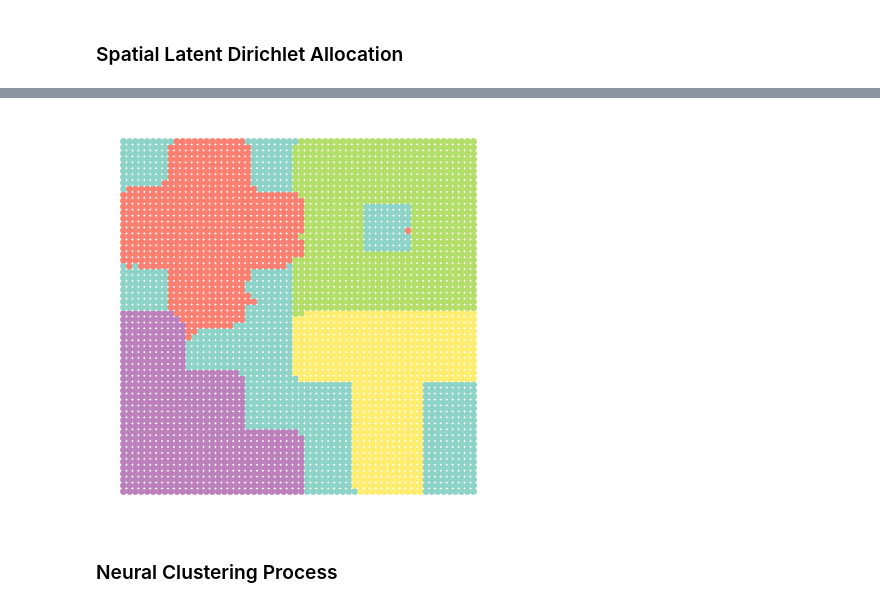
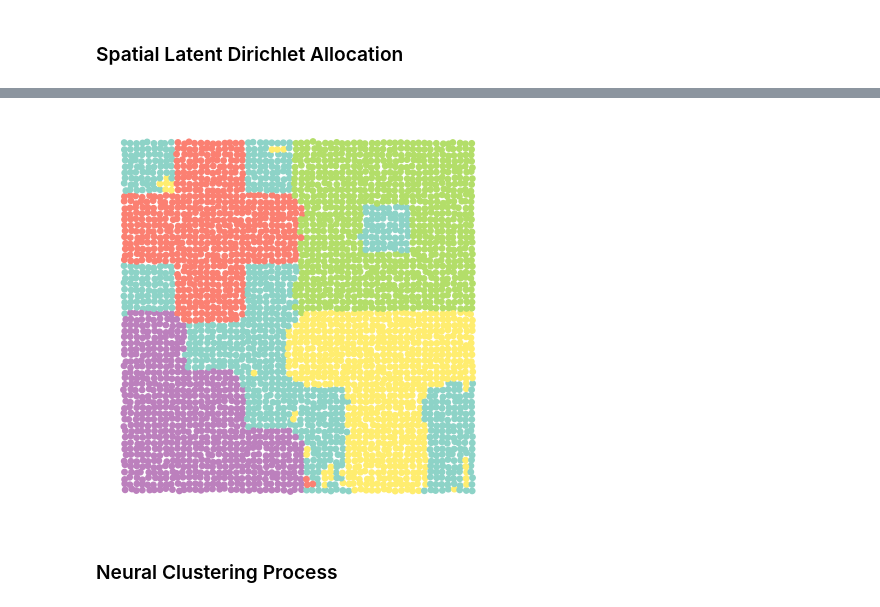
Before and after one commit to craigfouts/asterism, a Jupyter notebook: notebooks/demo.ipynb, the cells around one changed output, grey strips where cells are left out. Saved outputs shown, nothing was run; the diff lists cells and outputs as text; code cells hidden in the pictures.

```diff
--- a/notebooks/demo.ipynb
+++ b/notebooks/demo.ipynb
@@ -24,2 +24,5 @@ show_dataset(data, topics, sectioned=True)
 # %% [markdown]
 ### Spatial Latent Dirichlet Allocation
+# %%
+data, labels = make_dataset(wiggle=.1, mix=.1)
+show_dataset(data, labels)
@@ -26,8 +31,8 @@ show_dataset(data, topics, sectioned=True)
 # %%
 model = GibbsSLDA()
 topics = map_labels(labels, model.fit_predict(data))
-show_dataset(data, topics, sectioned=True)
+show_dataset(data, topics)
 # %% [output]
-[figure, old version]
+[figure, new version]
 # %% [markdown]
 ### Neural Clustering Process
```
Also changed, not shown: parts of 9 cells of this notebook, 6 other files.
